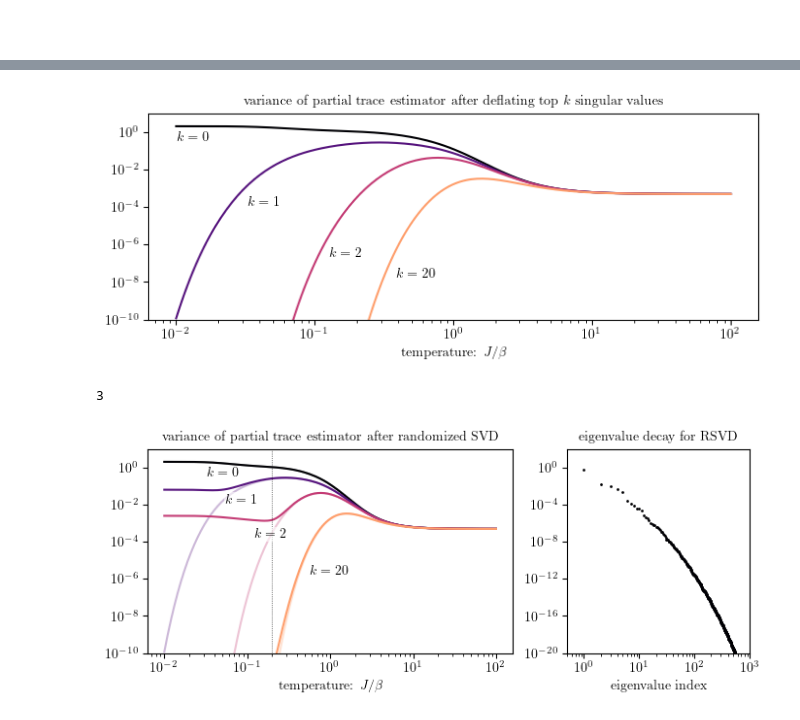
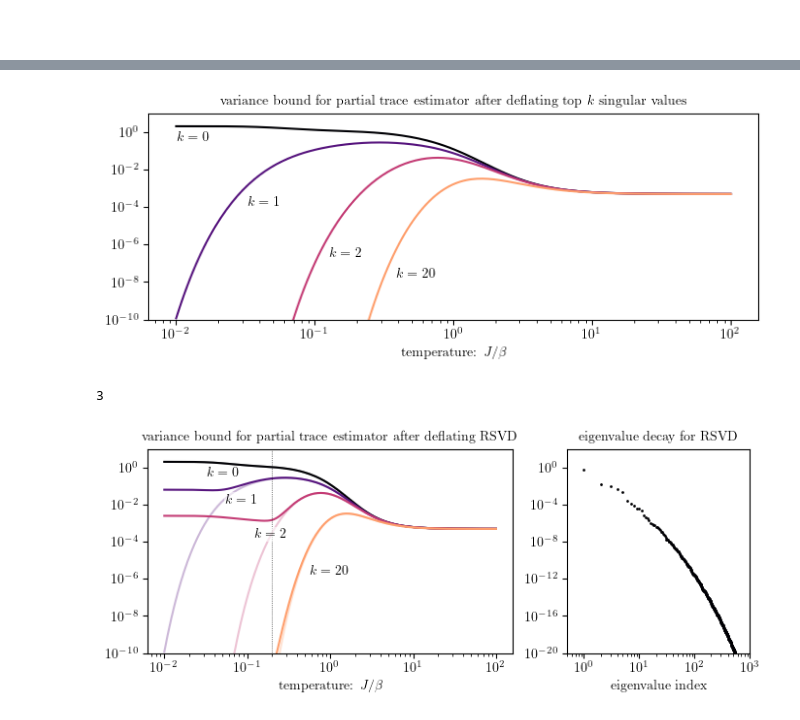
Before and after one commit to tchen-research/faster_partial_trace, a Jupyter notebook: intro_plot/intro_plot.ipynb, the cells around one changed output, grey strips where cells are left out. Cells and saved outputs as stored; diff of their text form; code cells hidden in the pictures.

```diff
--- a/intro_plot/intro_plot.ipynb
+++ b/intro_plot/intro_plot.ipynb
@@ -73,28 +75,28 @@ for l,β in enumerate(βs):
 # %%
 fig,axs = plt.subplots(1,1,figsize=(8,3))
 plt.subplots_adjust(bottom=.18,wspace=.1)
 
 c = plt.cm.magma(np.linspace(0,.8,len(ks)))
 for ki,k in enumerate(ks):
     axs.plot(1/βs,var[:,ki],color=c[ki]);
 
 
 axs.text(.1,.91,rf'$k={ks[0]}$',ha='right', va='top', transform=axs.transAxes)
 axs.text(.215,.6,rf'$k={ks[1]}$',ha='right', va='top', transform=axs.transAxes)
 axs.text(.35,.35,rf'$k={ks[2]}$',ha='right', va='top', transform=axs.transAxes)
 axs.text(.47,.25,rf'$k={ks[3]}$',ha='right', va='top', transform=axs.transAxes)
 
 
 axs.set_xscale('log')
 axs.set_yscale('log')
 axs.set_ylim(1e-10,10)
 
-axs.set_title('variance of partial trace estimator after deflating top $k$ singular values',fontsize=10)
+axs.set_title('variance bound for partial trace estimator after deflating top $k$ singular values',fontsize=10)
 axs.set_xlabel(rf'temperature: $J/\beta$')
 
 plt.savefig('imgs/variance_example.pdf')
 # %% [output]
-[figure, old version]
+[figure, new version]
 # %%
 n_βs = 200
 βs = 1/np.logspace(-2,2,n_βs)
@@ -143,7 +145,7 @@ axs[0].set_xscale('log')
 axs[0].set_yscale('log')
 axs[0].set_ylim(1e-10,10)
 
-axs[0].set_title('variance of partial trace estimator after randomized SVD',fontsize=10)
+axs[0].set_title('variance bound for partial trace estimator after deflating RSVD',fontsize=10)
 axs[0].set_xlabel(rf'temperature: $J/\beta$')
 
 
@@ -160,4 +162,4 @@ axs[1].set_xlabel('eigenvalue index',fontsize=10)
 
 plt.savefig('imgs/variance_example_sketch.pdf')
 # %% [output]
-[figure, old version]
+[figure, new version]
```
Also changed, not shown: parts of 2 cells of this notebook.
